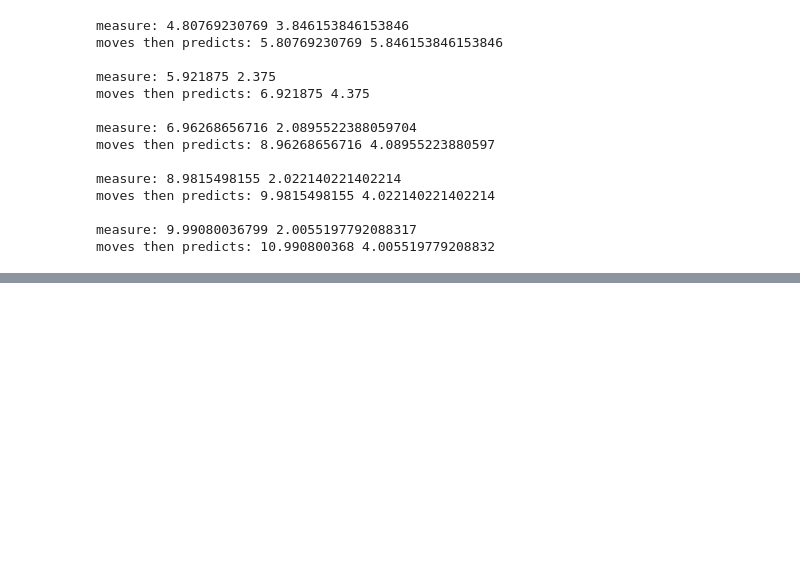
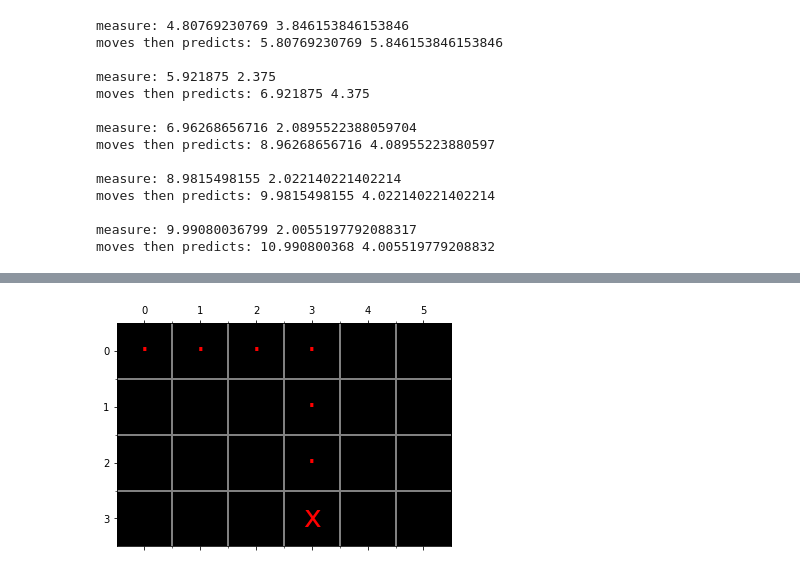
Before and after one commit to vincefav/bayes, a Jupyter notebook: Probability.ipynb, the cells around one changed output, grey strips where cells are left out. Cells and saved outputs as stored; diff of their text form; code cells hidden in the pictures; blank space fills up the shorter version.

```diff
--- a/Probability.ipynb
+++ b/Probability.ipynb
@@ -1043,0 +1290,11 @@ moves then predicts: 10.990800368 4.005519779208832
+# %%
+carla.move()
+carla.move()
+carla.move()
+carla.turn_right()
+carla.move()
+carla.move()
+carla.move()
+carla.display_world()
+# %% [output]
+[figure, added]
```
Also changed, not shown: parts of 18 cells of this notebook.
